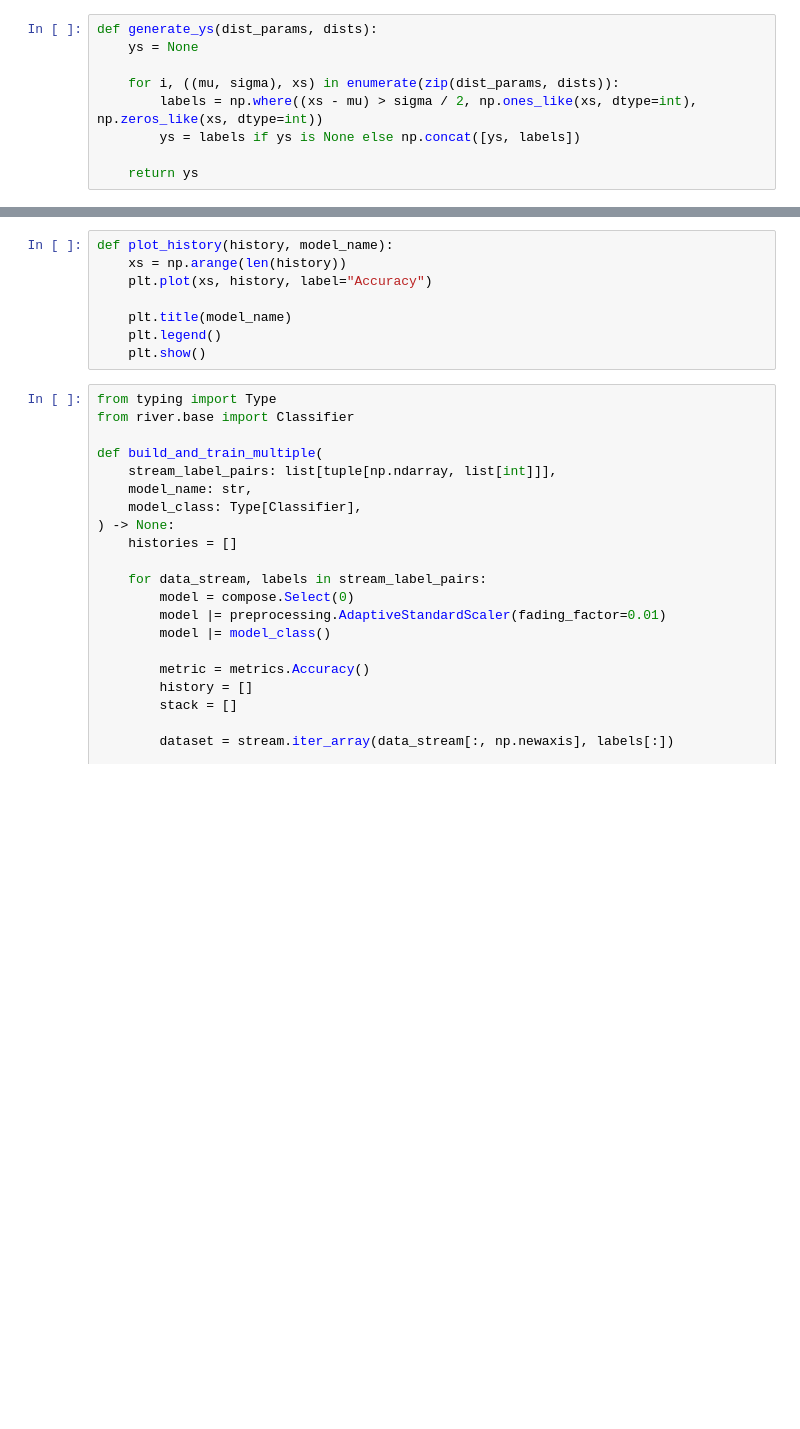
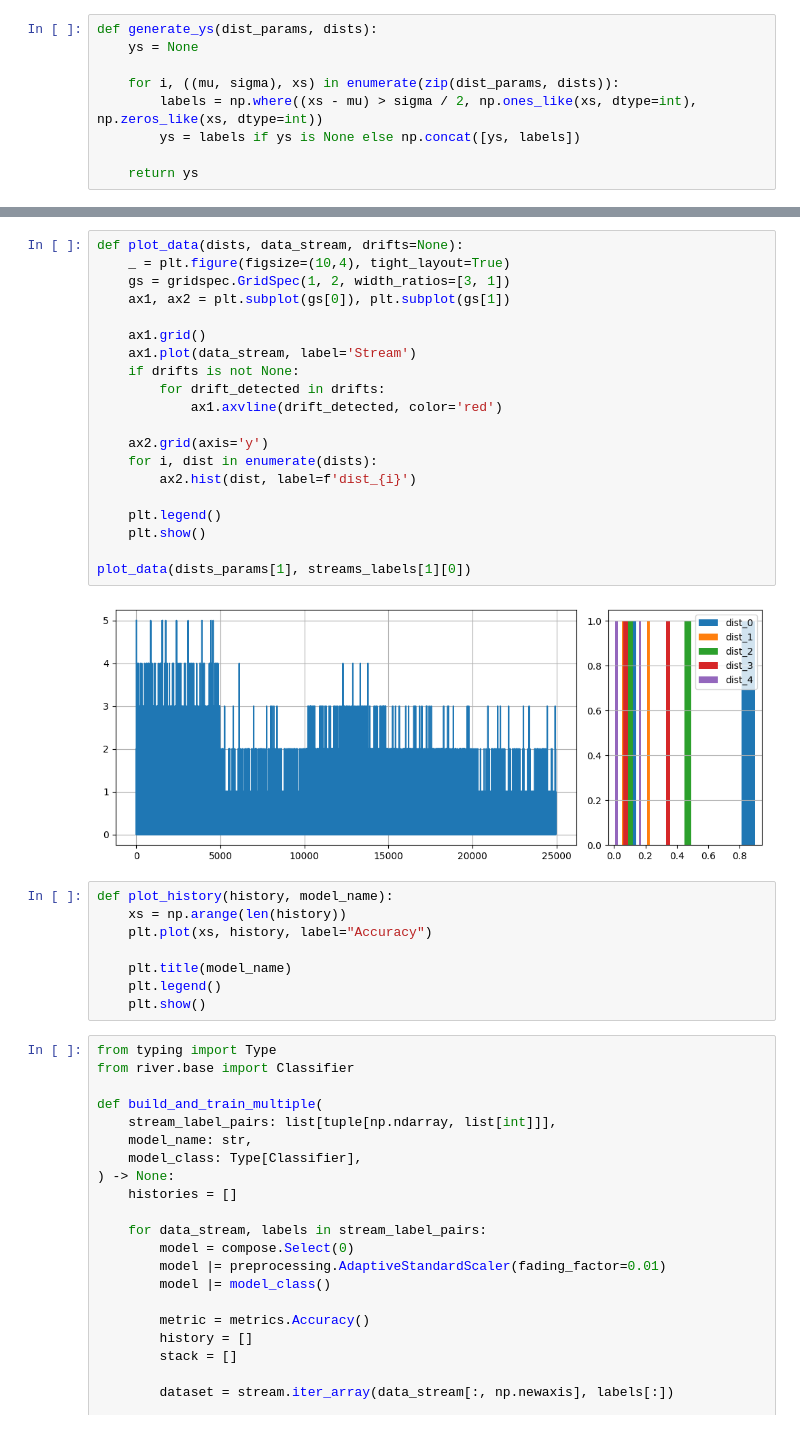
Before and after one commit to Alexiush/advanced_ml, a Jupyter notebook: lb1/lb1.ipynb, the cells around one changed output, grey strips where cells are left out. Saved outputs shown, nothing was run; the diff lists cells and outputs as text; blank space fills up the shorter version.

```diff
--- a/lb1/lb1.ipynb
+++ b/lb1/lb1.ipynb
@@ -100,3 +91,25 @@ Data stream: 0
+# %%
+def plot_data(dists, data_stream, drifts=None):
+    _ = plt.figure(figsize=(10,4), tight_layout=True)
+    gs = gridspec.GridSpec(1, 2, width_ratios=[3, 1])
+    ax1, ax2 = plt.subplot(gs[0]), plt.subplot(gs[1])
+
+    ax1.grid()
+    ax1.plot(data_stream, label='Stream')
+    if drifts is not None:
+        for drift_detected in drifts:
+            ax1.axvline(drift_detected, color='red')
+
+    ax2.grid(axis='y')
+    for i, dist in enumerate(dists):
+        ax2.hist(dist, label=f'dist_{i}')
+
+    plt.legend()
+    plt.show()
+
+plot_data(dists_params[1], streams_labels[1][0])
+# %% [output]
+[figure, added]
 # %%
 def plot_history(history, model_name):
     xs = np.arange(len(history))
```
Also changed, not shown: parts of 12 cells of this notebook.
